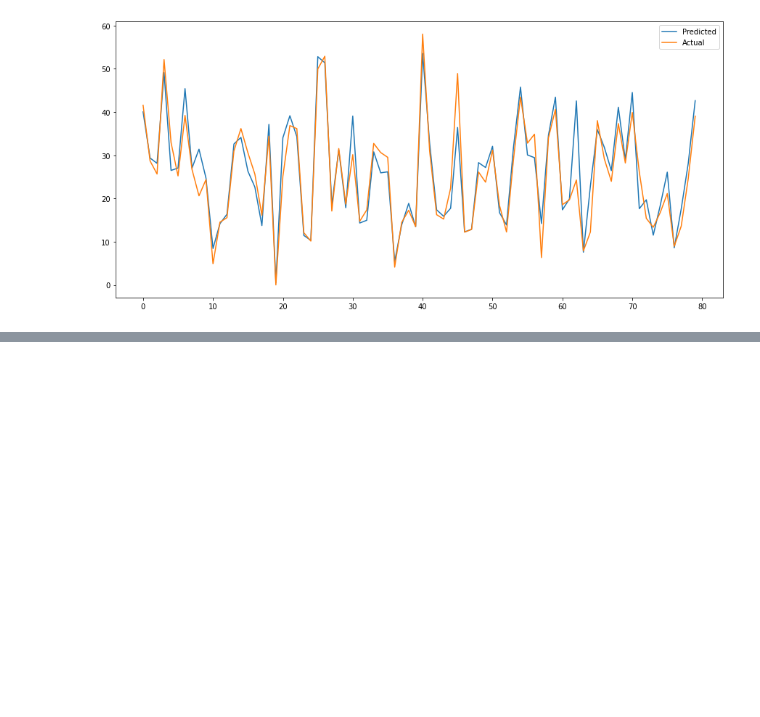
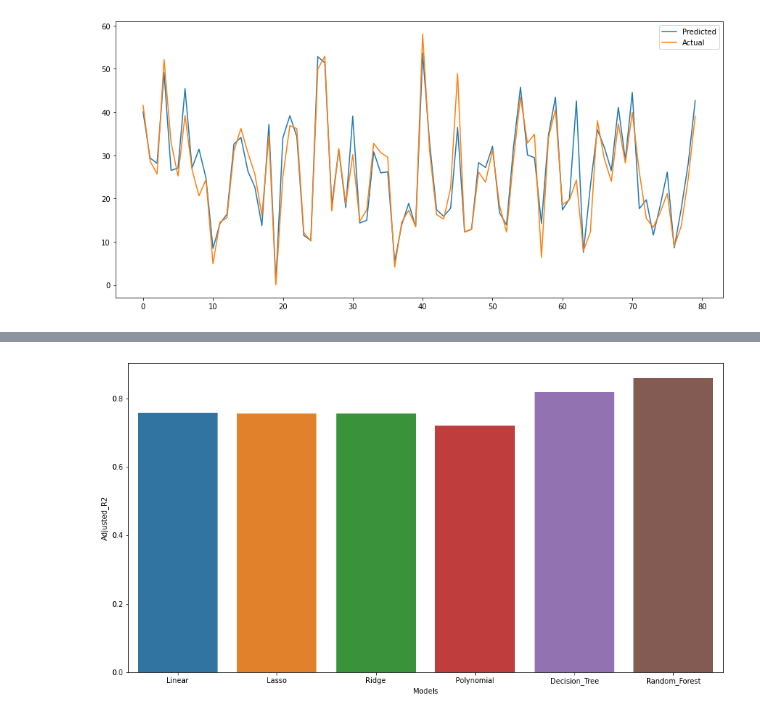
Before and after one commit to DSJibran/Seoul-Bike-Sharing-Demand-Prediction, a Jupyter notebook: Seoul_Bike_Sharing_Demand_Prediction.ipynb, the cells around one changed output, grey strips where cells are left out. Saved outputs shown, nothing was run; the diff lists cells and outputs as text; code cells hidden in the pictures; blank space fills up the shorter version.

```diff
--- a/Seoul_Bike_Sharing_Demand_Prediction.ipynb
+++ b/Seoul_Bike_Sharing_Demand_Prediction.ipynb
@@ -739,0 +829,4 @@ ploting the graph of Actual and predicted only with 80 observation
+# %%
+# Creating dictionary to store all the metrices
+
+all_matrices={'Mean_Absolute_error':mean_absolut_error,'Mean_square_error':mean_sq_error,'Root_Mean_square_error':root_mean_sq_error,'Training_score':training_score,'R2':r2_list,'Adjusted_R2':adj_r2_list}
@@ -739,0 +835,2 @@ ploting the graph of Actual and predicted only with 80 observation
+# %%
+matrices=pd.DataFrame.from_dict(all_matrices, orient='index', columns=['Linear','Lasso','Ridge','Polynomial','Decision_Tree','Random_Forest'])
@@ -739,0 +847,3 @@ ploting the graph of Actual and predicted only with 80 observation
+# %%
+matrices=matrices.transpose().reset_index().rename(columns={'index':'Models'})
+matrices
@@ -739,0 +858,5 @@ ploting the graph of Actual and predicted only with 80 observation
+# %%
+plt.figure(figsize=(15,8))
+sns.barplot(matrices['Models'],matrices['Adjusted_R2']);
+# %% [output]
+[figure, added]
```
Also changed, not shown: parts of 17 cells of this notebook.
